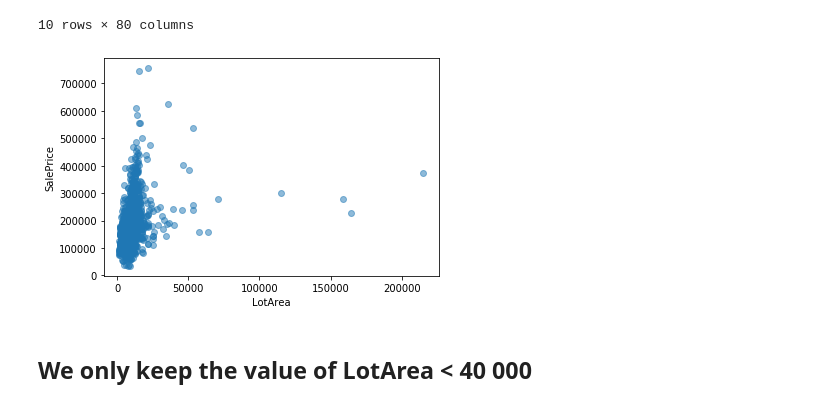
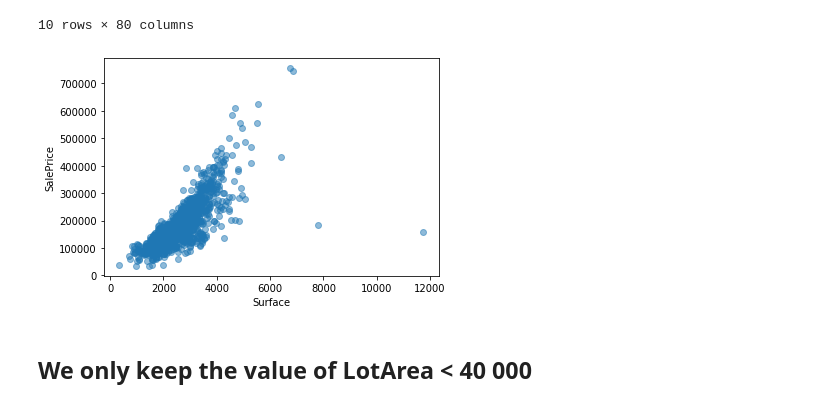
Before and after one commit to Simplon-IA-Bdx-1/house-prices-maud-baptiste, a Jupyter notebook: linear_regression_house_data.ipynb, the cells around one changed output. Drawn from its saved outputs; the diff is of its cells as text; code cells hidden in the pictures.

```diff
--- a/linear_regression_house_data.ipynb
+++ b/linear_regression_house_data.ipynb
@@ -29,13 +29,15 @@ house.head(10)
 | 9 | 50 | RM | 51.0 | 6120 | Pave | NaN | Reg | Lvl | AllPub | ... |
 | 10 | 190 | RL | 50.0 | 7420 | Pave | NaN | Reg | Lvl | AllPub | ... |
 10 rows × 80 columns
+# %%
+house['Surface'] = house['TotalBsmtSF'] + house['GrLivArea']
 # %%
-plt.plot(house["LotArea"], house["SalePrice"], 'o',alpha=0.5)
-plt.xlabel("LotArea")
+plt.plot(house["Surface"], house["SalePrice"], 'o',alpha=0.5)
+plt.xlabel("Surface")
 plt.ylabel("SalePrice")
 plt.show()
 # %% [output]
-[figure, old version]
+[figure, new version]
 # %% [markdown]
 ## We only keep the value of LotArea < 40 000
 # %%
```
Also changed, not shown: parts of 7 cells of this notebook.
